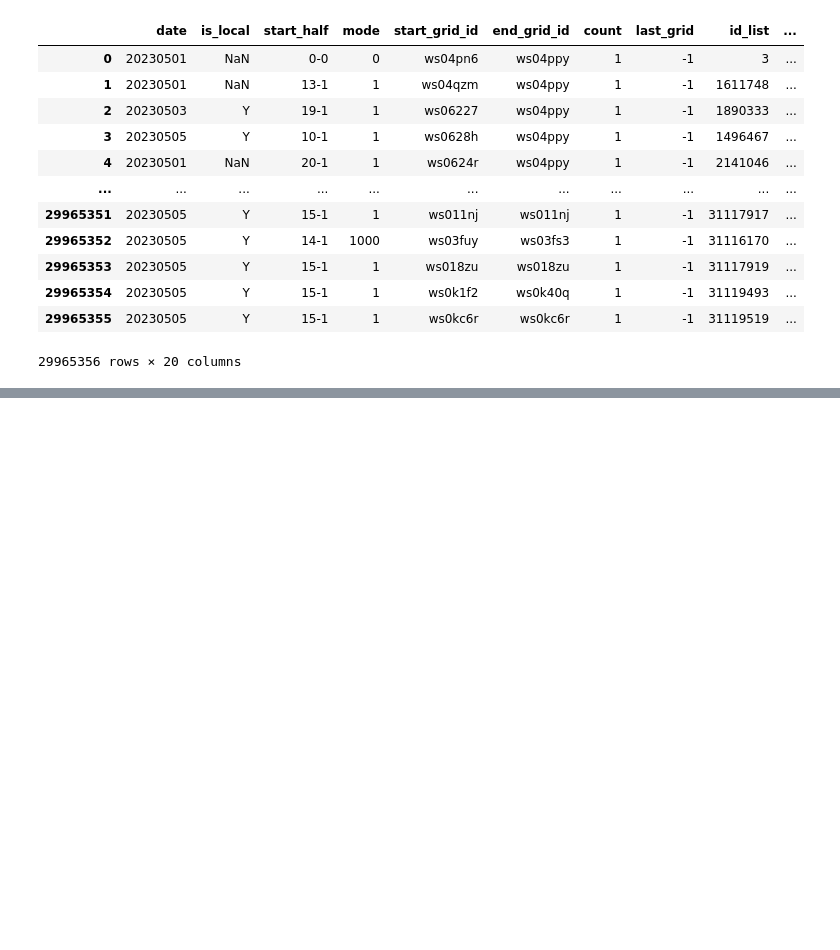
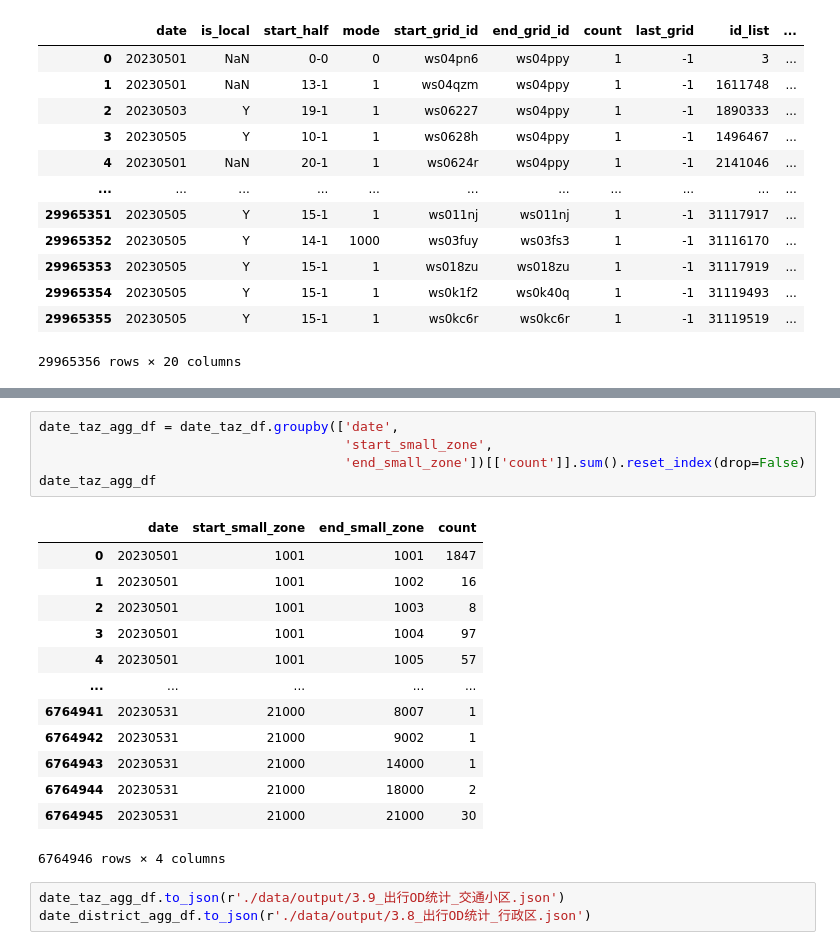
Before and after one commit to panlukang/FsPhoneData_analysis, a Jupyter notebook: 职住人口分析.ipynb, the cells around one changed output, grey strips where cells are left out. Saved outputs shown, nothing was run; the diff lists cells and outputs as text; blank space fills up the shorter version.

```diff
--- a/职住人口分析.ipynb
+++ b/职住人口分析.ipynb
@@ -210,0 +227,22 @@ date_district_df.to_csv(r'./data/output/3.8_出行OD统计_行政区.csv', encod
+# %%
+date_taz_agg_df = date_taz_df.groupby(['date',
+                                       'start_small_zone',
+                                       'end_small_zone'])[['count']].sum().reset_index(drop=False)
+date_taz_agg_df
+# %% [output]
+|  | date | start_small_zone | end_small_zone | count |
+| 0 | 20230501 | 1001 | 1001 | 1847 |
+| 1 | 20230501 | 1001 | 1002 | 16 |
+| 2 | 20230501 | 1001 | 1003 | 8 |
+| 3 | 20230501 | 1001 | 1004 | 97 |
+| 4 | 20230501 | 1001 | 1005 | 57 |
+| ... | ... | ... | ... | ... |
+| 6764941 | 20230531 | 21000 | 8007 | 1 |
+| 6764942 | 20230531 | 21000 | 9002 | 1 |
+| 6764943 | 20230531 | 21000 | 14000 | 1 |
+| 6764944 | 20230531 | 21000 | 18000 | 2 |
+| 6764945 | 20230531 | 21000 | 21000 | 30 |
+6764946 rows × 4 columns
+# %%
+date_taz_agg_df.to_json(r'./data/output/3.9_出行OD统计_交通小区.json')
+date_district_agg_df.to_json(r'./data/output/3.8_出行OD统计_行政区.json')
```
Also changed, not shown: parts of 5 cells of this notebook, 1 other file.
